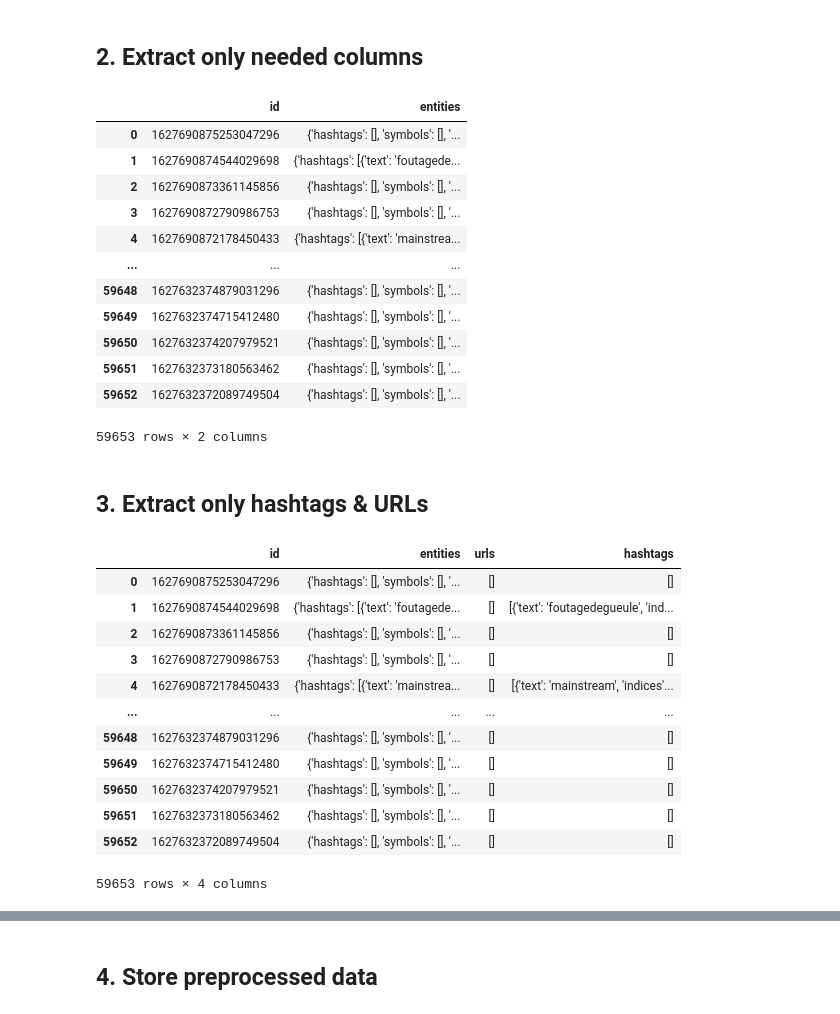
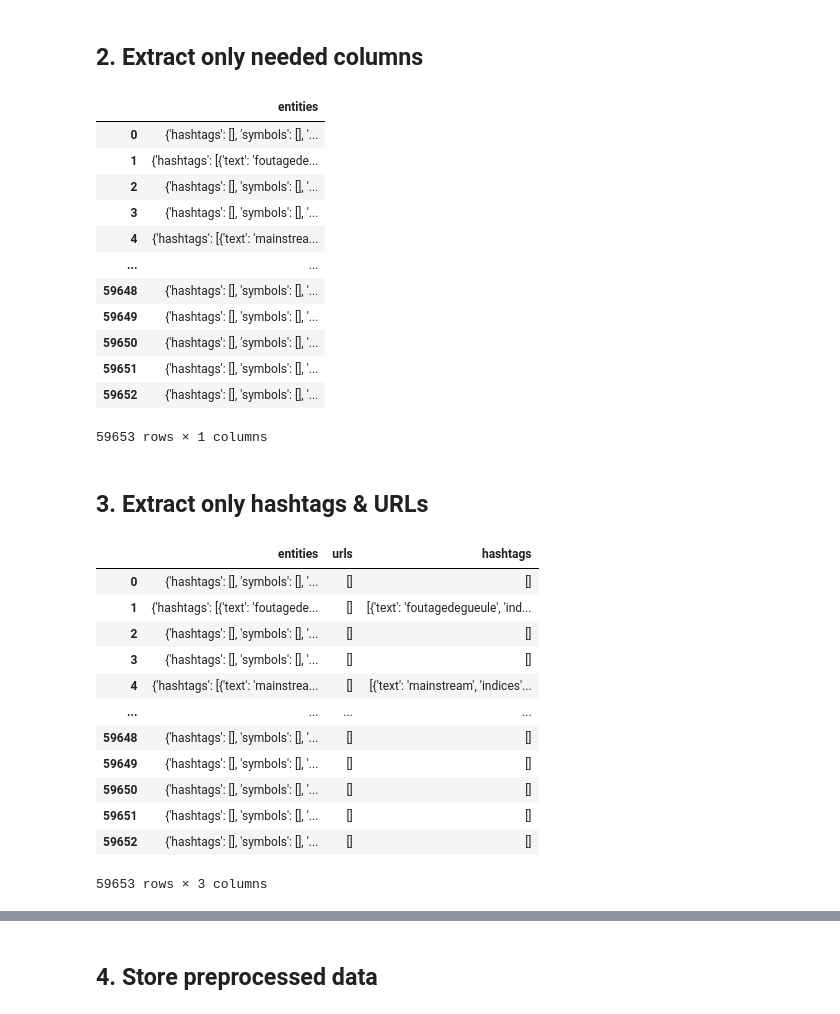
Before and after one commit to chenwh0/Big-Data-Model-management-project, a Jupyter notebook: PreprocessingDataPhase1.ipynb, the cells around one changed output, grey strips where cells are left out. Cells and saved outputs as stored; diff of their text form; code cells hidden in the pictures.

```diff
--- a/PreprocessingDataPhase1.ipynb
+++ b/PreprocessingDataPhase1.ipynb
@@ -34,22 +34,22 @@ raw_data
 # %% [markdown]
 ## **2. Extract only needed columns**
 # %%
-interested_data = raw_data[["id", "entities"]]
+interested_data = raw_data[["entities"]]
 interested_data
 # %% [output]
-|  | id | entities |
-| 0 | 1627690875253047296 | {'hashtags': [], 'symbols': [], '... |
-| 1 | 1627690874544029698 | {'hashtags': [{'text': 'foutagede... |
-| 2 | 1627690873361145856 | {'hashtags': [], 'symbols': [], '... |
-| 3 | 1627690872790986753 | {'hashtags': [], 'symbols': [], '... |
-| 4 | 1627690872178450433 | {'hashtags': [{'text': 'mainstrea... |
-| ... | ... | ... |
-| 59648 | 1627632374879031296 | {'hashtags': [], 'symbols': [], '... |
-| 59649 | 1627632374715412480 | {'hashtags': [], 'symbols': [], '... |
-| 59650 | 1627632374207979521 | {'hashtags': [], 'symbols': [], '... |
-| 59651 | 1627632373180563462 | {'hashtags': [], 'symbols': [], '... |
-| 59652 | 1627632372089749504 | {'hashtags': [], 'symbols': [], '... |
+|  | entities |
+| 0 | {'hashtags': [], 'symbols': [], '... |
+| 1 | {'hashtags': [{'text': 'foutagede... |
+| 2 | {'hashtags': [], 'symbols': [], '... |
+| 3 | {'hashtags': [], 'symbols': [], '... |
+| 4 | {'hashtags': [{'text': 'mainstrea... |
+| ... | ... |
+| 59648 | {'hashtags': [], 'symbols': [], '... |
+| 59649 | {'hashtags': [], 'symbols': [], '... |
+| 59650 | {'hashtags': [], 'symbols': [], '... |
+| 59651 | {'hashtags': [], 'symbols': [], '... |
+| 59652 | {'hashtags': [], 'symbols': [], '... |
-59653 rows × 2 columns
+59653 rows × 1 columns
 # %% [markdown]
 ## **3. Extract only hashtags & URLs**
 # %%
@@ -64,19 +64,19 @@ final_data["urls"] = urls
 final_data["hashtags"] = hashtags
 final_data
 # %% [output]
-|  | id | entities | urls | hashtags |
-| 0 | 1627690875253047296 | {'hashtags': [], 'symbols': [], '... | [] | [] |
-| 1 | 1627690874544029698 | {'hashtags': [{'text': 'foutagede... | [] | [{'text': 'foutagedegueule', 'ind... |
-| 2 | 1627690873361145856 | {'hashtags': [], 'symbols': [], '... | [] | [] |
-| 3 | 1627690872790986753 | {'hashtags': [], 'symbols': [], '... | [] | [] |
-| 4 | 1627690872178450433 | {'hashtags': [{'text': 'mainstrea... | [] | [{'text': 'mainstream', 'indices'... |
-| ... | ... | ... | ... | ... |
-| 59648 | 1627632374879031296 | {'hashtags': [], 'symbols': [], '... | [] | [] |
-| 59649 | 1627632374715412480 | {'hashtags': [], 'symbols': [], '... | [] | [] |
-| 59650 | 1627632374207979521 | {'hashtags': [], 'symbols': [], '... | [] | [] |
-| 59651 | 1627632373180563462 | {'hashtags': [], 'symbols': [], '... | [] | [] |
-| 59652 | 1627632372089749504 | {'hashtags': [], 'symbols': [], '... | [] | [] |
+|  | entities | urls | hashtags |
+| 0 | {'hashtags': [], 'symbols': [], '... | [] | [] |
+| 1 | {'hashtags': [{'text': 'foutagede... | [] | [{'text': 'foutagedegueule', 'ind... |
+| 2 | {'hashtags': [], 'symbols': [], '... | [] | [] |
+| 3 | {'hashtags': [], 'symbols': [], '... | [] | [] |
+| 4 | {'hashtags': [{'text': 'mainstrea... | [] | [{'text': 'mainstream', 'indices'... |
+| ... | ... | ... | ... |
+| 59648 | {'hashtags': [], 'symbols': [], '... | [] | [] |
+| 59649 | {'hashtags': [], 'symbols': [], '... | [] | [] |
+| 59650 | {'hashtags': [], 'symbols': [], '... | [] | [] |
+| 59651 | {'hashtags': [], 'symbols': [], '... | [] | [] |
+| 59652 | {'hashtags': [], 'symbols': [], '... | [] | [] |
-59653 rows × 4 columns
+59653 rows × 3 columns
 # %%
 final_data.drop("entities", axis=1, inplace=True) # drop entities column
 final_data
```
Also changed, not shown: parts of 1 cell of this notebook.
